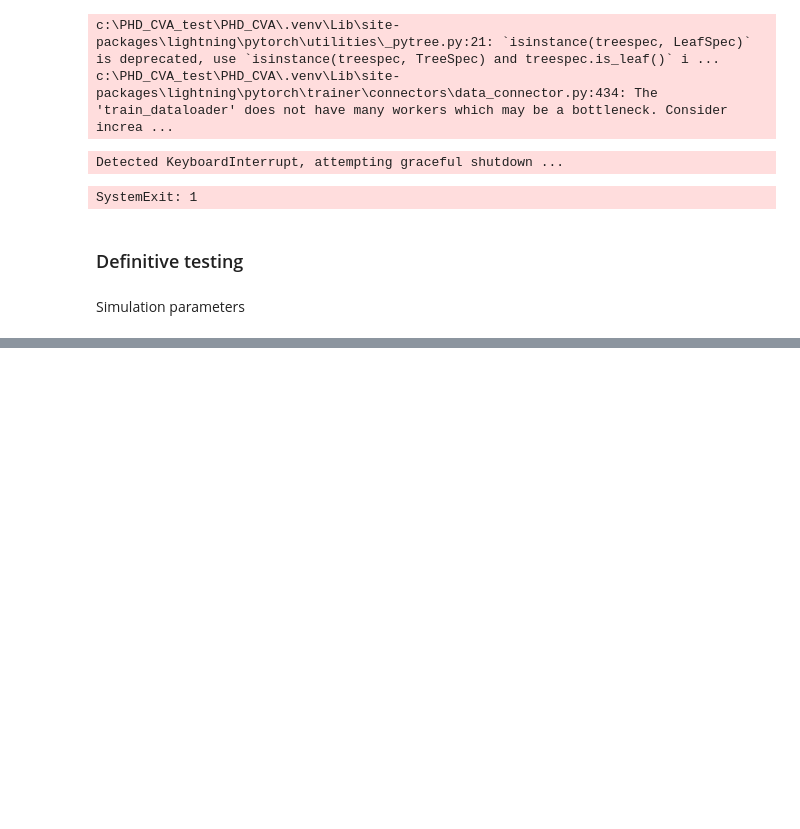
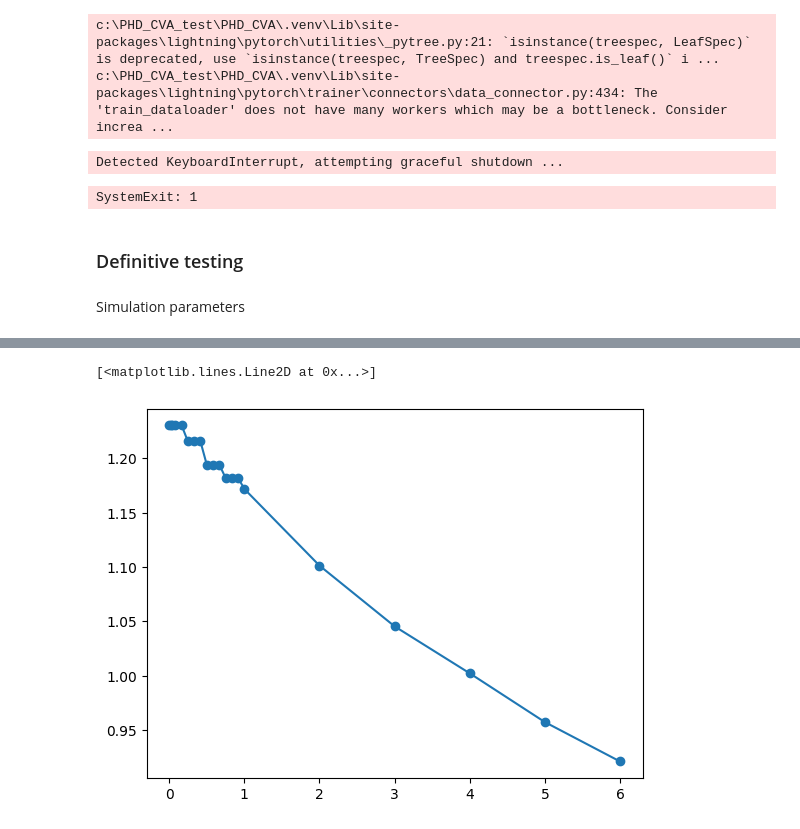
Before and after one commit to Lolillosky/PHD_CVA, a Jupyter notebook: NOTEBOOKS/PaperNotebooks/Model_tests.ipynb, the cells around one changed output, grey strips where cells are left out. Cells and saved outputs as stored; diff of their text form; code cells hidden in the pictures; blank space fills up the shorter version.

```diff
--- a/NOTEBOOKS/PaperNotebooks/Model_tests.ipynb
+++ b/NOTEBOOKS/PaperNotebooks/Model_tests.ipynb
@@ -598,0 +600,6 @@ plt.plot(cf_handler.ccr_dates, sum_discounted_cf_ccr[0:100].T, '.');
+# %%
+
+plt.plot(cf_handler.ccr_dates,path_dependency[0,:,3], '-o')
+# %% [output]
+[<matplotlib.lines.Line2D at 0x...>]
+[figure, added]
```
Also changed, not shown: parts of 5 cells of this notebook, 1 other file.
